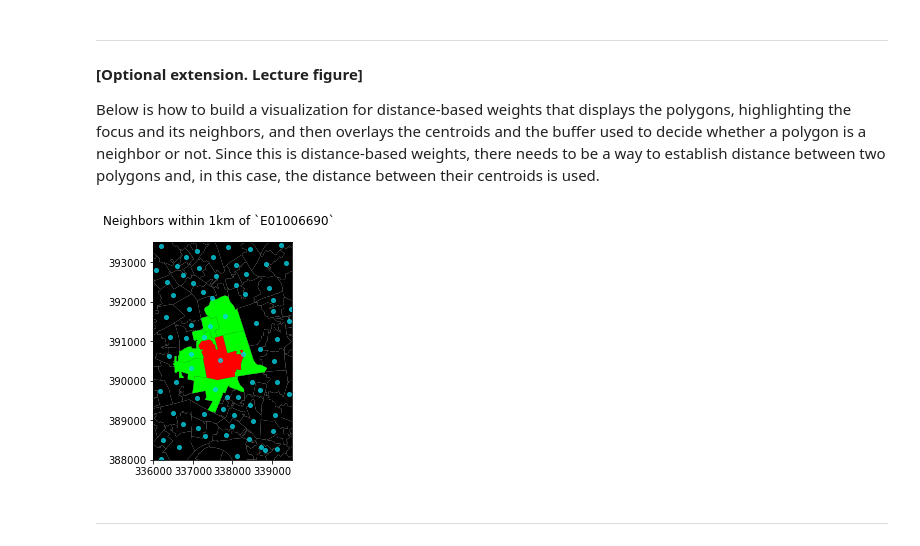
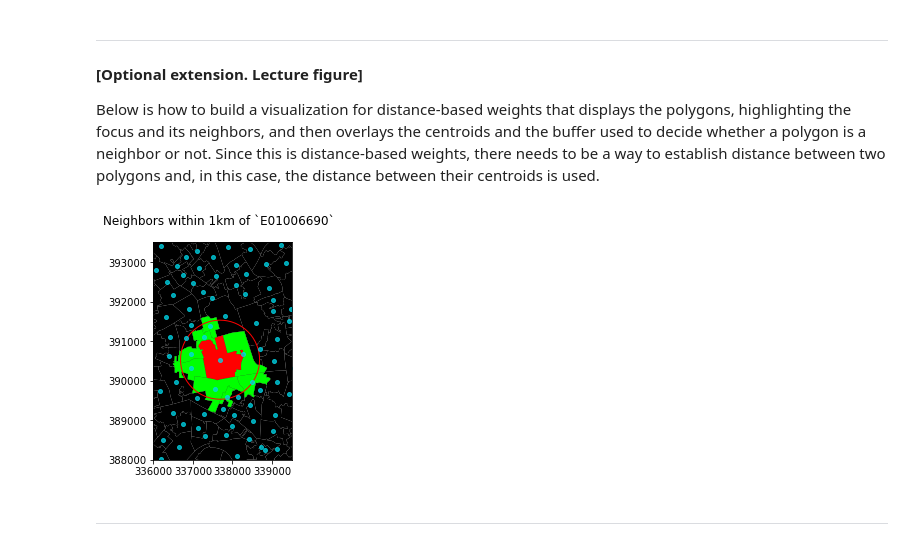
Before and after one commit to darribas/gds19, a Jupyter notebook: content/labs/lab_05.ipynb, the cells around one changed output. Cells and saved outputs as stored; diff of their text form; code cells hidden in the pictures.

Commit message:
Fix typo in graph of la05

```diff
--- a/content/labs/lab_05.ipynb
+++ b/content/labs/lab_05.ipynb
@@ -36,7 +36,7 @@ As usual, let us set the paths to the folders containing the files before anythi
 # %%
 # This will be different on your computer and will depend on where
 # you have downloaded the files
-imd_shp = '../../../gds18_data/E08000012_IMD/shapefiles/E08000012.shp'
+imd_shp = '../../../gds19_data/e08000012/E08000012/shapefiles/E08000012.gpkg'
 lookup_path = '../../../gds18_data/output_areas_(2011)_to_lower_layer_super_output_areas_(2011)_to_middle_layer_super_output_areas_(2011)_to_local_authority_districts_(2011)_e+w_lookup/'
 # %% [markdown]
 Let us load the IMD data first:
@@ -288,10 +286,7 @@ In this case, you can see the unit is expressed in metres (`m`), hence we set th
 
 An extension of the weights above is to introduce further detail by assigning different weights to different neighbors within the radious circle based on how far they are from the observation of interest. For example, we could think of assigning the inverse of the distance between observations $i$ and $j$ as $w_{ij}$. This can be computed with the following command:
 # %%
-w_dist1kmC = weights.DistanceBand.from_shapefile(imd_shp,
-                                                 1000,
-                                                 binary=False,
-                                                 idVariable='LSOA11CD')
+w_dist1kmC = weights.DistanceBand.from_dataframe(imd, 1000, binary=False)
 # %% [markdown]
 In `w_dist1kmC`, every observation within the 1km circle is assigned a weight equal to the inverse distance between the two:
 
@@ -346,33 +338,32 @@ Below is how to build a visualization for distance-based weights that displays t
 # %%
 # Setup figure
 f, ax = plt.subplots(1, figsize=(4, 4))
 # Plot base layer of polygons
 imd.plot(ax=ax, facecolor='k', linewidth=0.1)
 # Select focal polygon
 # NOTE we pass both the area code and the column name
 #      (`geometry`) within brackets!!!
 focus = imd.loc[['E01006690'], ['geometry']]
 # Plot focal polygon
 focus.plot(facecolor='red', alpha=1, linewidth=0, ax=ax)
 # Plot neighbors
-neis = imd.loc[w_queen['E01006690'], :]
+neis = imd.loc[w_dist1kmC['E01006690'], :]
 neis.plot(ax=ax, facecolor='lime', linewidth=0)
 # Plot 1km buffer
 buf = focus.centroid.buffer(1000)
-buf.plot(edgecolor='yellow', alpha=0, ax=ax)
+buf.plot(edgecolor='red', facecolor='none', ax=ax)
 # Plot centroids of neighbor
 pts = np.array([(pt.x, pt.y) for pt in imd.centroid])
 ax.plot(pts[:, 0], pts[:, 1], color='#00d8ea',
         linewidth=0, alpha=0.75, marker='o', markersize=4)
-#imd.centroid.plot(axes=ax)
 # Title
 f.suptitle("Neighbors within 1km of `E01006690`")
 # Style, zoom and display on screen
 ax.set_ylim(388000, 393500)
 ax.set_xlim(336000, 339500)
 plt.show()
 # %% [output]
-[figure, old version]
+[figure, new version]
 # %% [markdown]
 ---
 # %% [markdown]
```
Also changed, not shown: parts of 9 cells of this notebook, 2 other files.
